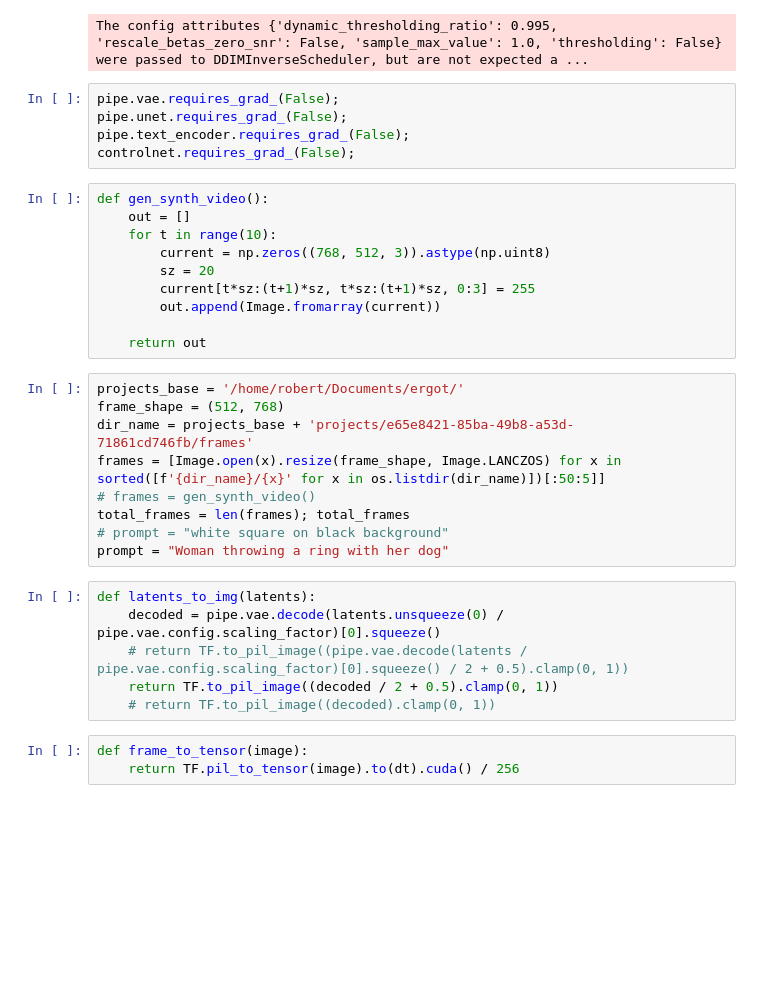
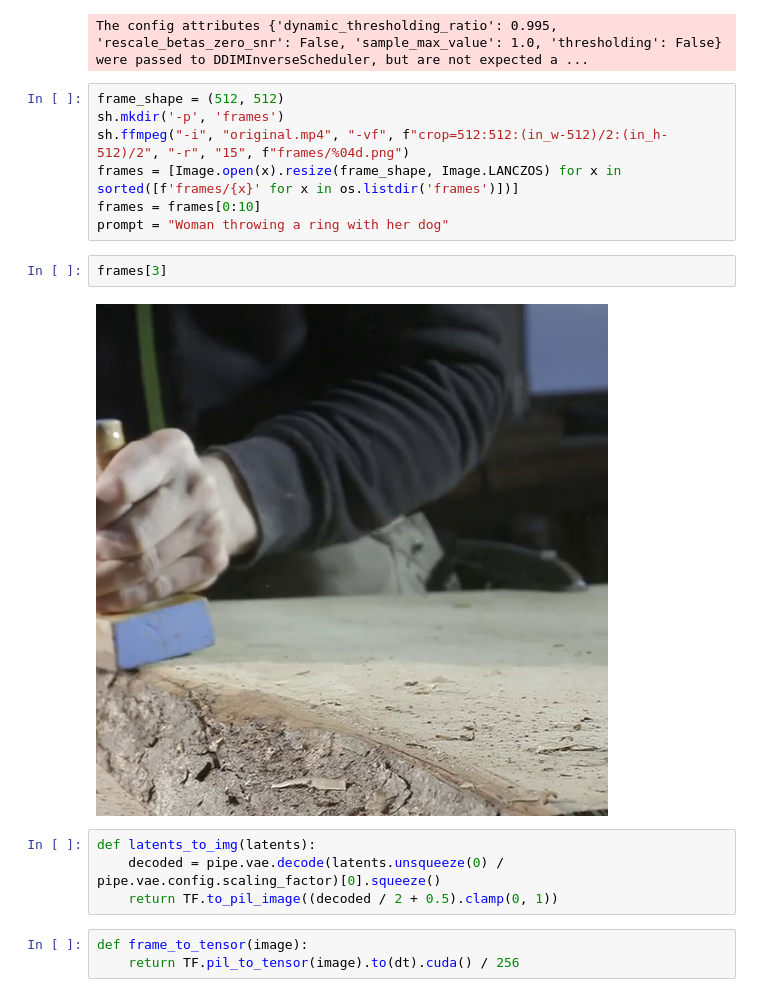
Before and after one commit to Robert-Cunningham/TokenFlow, a Jupyter notebook: TokenFlow.ipynb, the cells around one changed output. Cells and saved outputs as stored; diff of their text form; blank space fills up the shorter version.

```diff
--- a/TokenFlow.ipynb
+++ b/TokenFlow.ipynb
@@ -53,36 +54,21 @@ pipe.scheduler = DDIMScheduler.from_config(pipe.scheduler.config)
 pipe.scheduler.set_timesteps(ts)
 # %% [output]
 The config attributes {'dynamic_thresholding_ratio': 0.995, 'rescale_betas_zero_snr': False, 'sample_max_value': 1.0, 'thresholding': False} were passed to DDIMInverseScheduler, but are not expected a ...
-# %%
-pipe.vae.requires_grad_(False);
-pipe.unet.requires_grad_(False);
-pipe.text_encoder.requires_grad_(False);
-controlnet.requires_grad_(False);
-# %%
-def gen_synth_video():
-	out = []
-	for t in range(10):
-		current = np.zeros((768, 512, 3)).astype(np.uint8)
-		sz = 20
-		current[t*sz:(t+1)*sz, t*sz:(t+1)*sz, 0:3] = 255
-		out.append(Image.fromarray(current))
-
-	return out
 # %%
-projects_base = '/home/robert/Documents/ergot/'
-frame_shape = (512, 768)
-dir_name = projects_base + 'projects/e65e8421-85ba-49b8-a53d-71861cd746fb/frames'
-frames = [Image.open(x).resize(frame_shape, Image.LANCZOS) for x in sorted([f'{dir_name}/{x}' for x in os.listdir(dir_name)])[:50:5]]
-# frames = gen_synth_video()
-total_frames = len(frames); total_frames
-# prompt = "white square on black background"
+frame_shape = (512, 512)
+sh.mkdir('-p', 'frames')
+sh.ffmpeg("-i", "original.mp4", "-vf", f"crop=512:512:(in_w-512)/2:(in_h-512)/2", "-r", "15", f"frames/%04d.png")
+frames = [Image.open(x).resize(frame_shape, Image.LANCZOS) for x in sorted([f'frames/{x}' for x in os.listdir('frames')])]
+frames = frames[0:10]
 prompt = "Woman throwing a ring with her dog"
+# %%
+frames[3]
+# %% [output]
+[figure, added]
 # %%
 def latents_to_img(latents):
 	decoded = pipe.vae.decode(latents.unsqueeze(0) / pipe.vae.config.scaling_factor)[0].squeeze()
-	# return TF.to_pil_image((pipe.vae.decode(latents / pipe.vae.config.scaling_factor)[0].squeeze() / 2 + 0.5).clamp(0, 1))
 	return TF.to_pil_image((decoded / 2 + 0.5).clamp(0, 1))
-	# return TF.to_pil_image((decoded).clamp(0, 1))
 # %%
 def frame_to_tensor(image):
 	return TF.pil_to_tensor(image).to(dt).cuda() / 256
```
Also changed, not shown: parts of 25 cells of this notebook.
